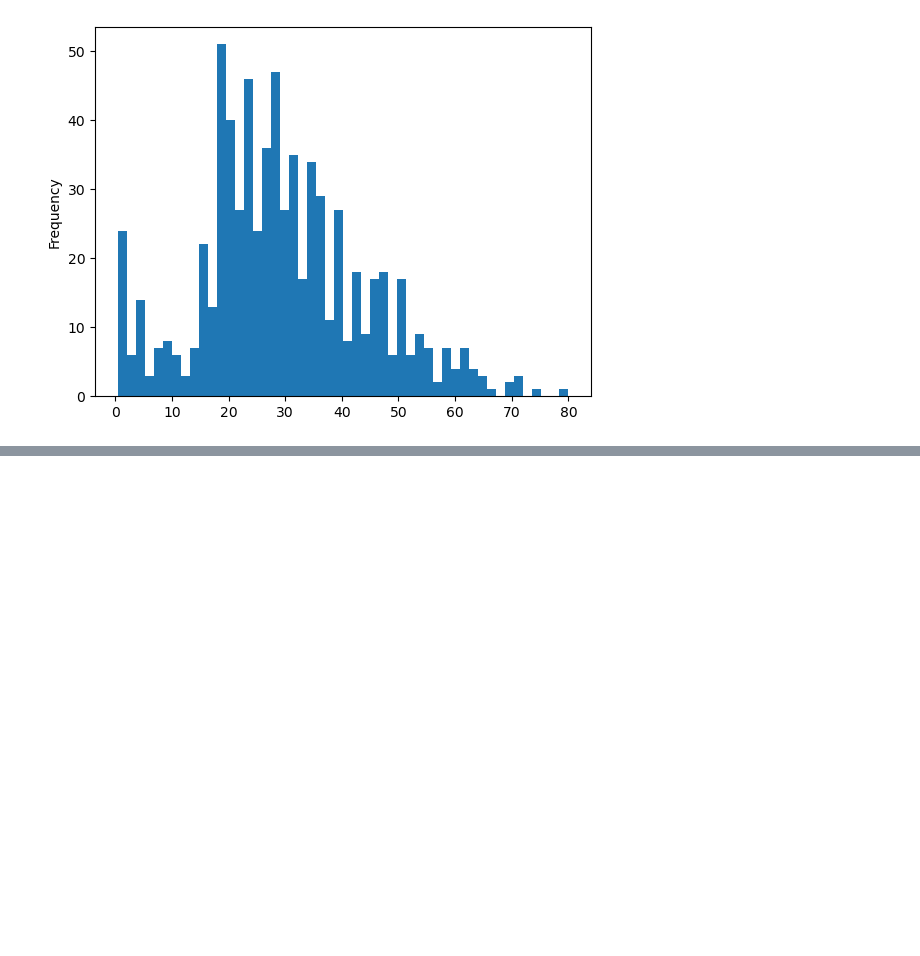
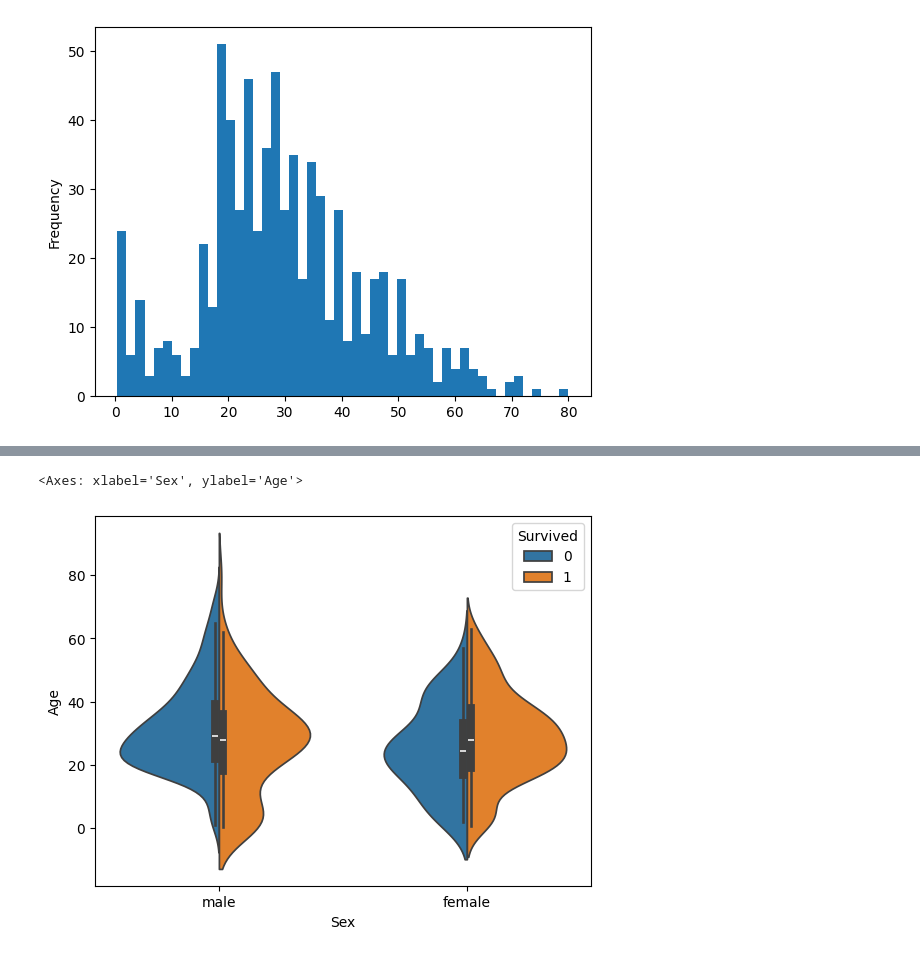
Before and after one commit to davidedigrande/titanic-dataset-eda, a Jupyter notebook: notebook.ipynb, the cells around one changed output, grey strips where cells are left out. Cells and saved outputs as stored; diff of their text form; code cells hidden in the pictures; blank space fills up the shorter version.

```diff
--- a/notebook.ipynb
+++ b/notebook.ipynb
@@ -583,0 +593,5 @@ df
+# %%
+sns.violinplot(df, y="Age", x="Sex", split=True, hue="Survived")
+# %% [output]
+<Axes: xlabel='Sex', ylabel='Age'>
+[figure, added]
```
Also changed, not shown: parts of 6 cells of this notebook.
